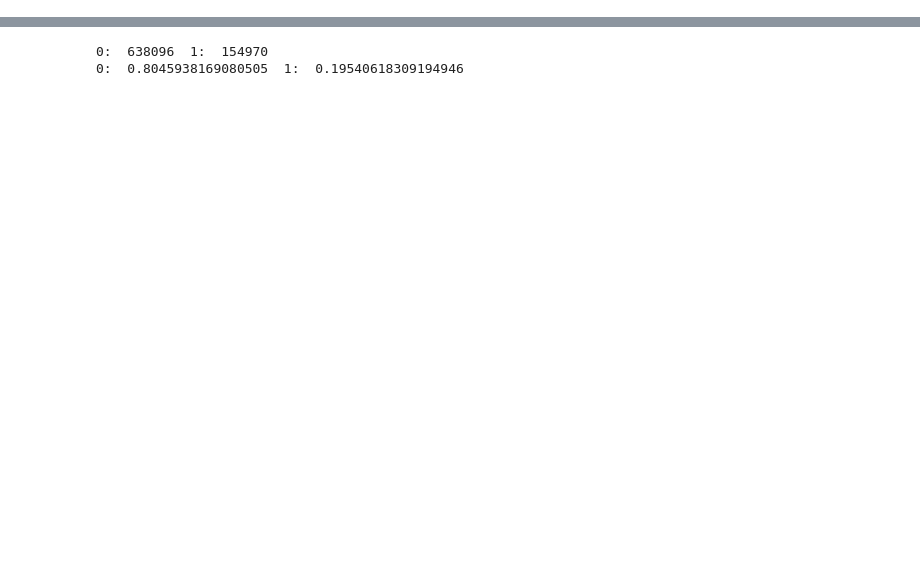
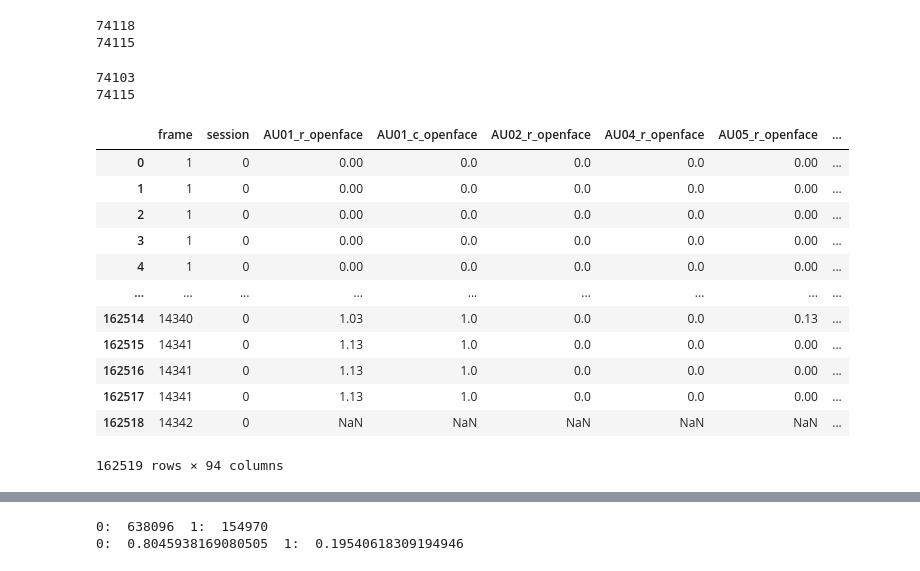
Before and after one commit to lwachowiak/HRI-Error-Detection-STAI, a Jupyter notebook: code/testing.ipynb, the cells around one changed output, grey strips where cells are left out. Saved outputs shown, nothing was run; the diff lists cells and outputs as text; code cells hidden in the pictures; blank space fills up the shorter version.

```diff
--- a/code/testing.ipynb
+++ b/code/testing.ipynb
@@ -25,0 +62,31 @@ Number of rows in merged dataframes: Train_X: 2528752 Train_Y: 2537748 Val_X: 79
+# %%
+print(len(data_hri.val_X[data_hri.val_X['session'] == 1]))
+
+print(len(data_hri.val_Y[data_hri.val_Y['session'] == 1]))
+# %% [output]
+74118
+74115
+# %%
+print(len(data_hri.val_X[data_hri.val_X['session'] == 1]))
+
+print(len(data_hri.val_Y[data_hri.val_Y['session'] == 1]))
+# %% [output]
+74103
+74115
+# %%
+#session 1
+data_hri.val_X[data_hri.val_X['session'] == 0]
+# %% [output]
+|  | frame | session | AU01_r_openface | AU01_c_openface | AU02_r_openface | AU04_r_openface | AU05_r_openface | ... |
+| 0 | 1 | 0 | 0.00 | 0.0 | 0.0 | 0.0 | 0.00 | ... |
+| 1 | 1 | 0 | 0.00 | 0.0 | 0.0 | 0.0 | 0.00 | ... |
+| 2 | 1 | 0 | 0.00 | 0.0 | 0.0 | 0.0 | 0.00 | ... |
+| 3 | 1 | 0 | 0.00 | 0.0 | 0.0 | 0.0 | 0.00 | ... |
+| 4 | 1 | 0 | 0.00 | 0.0 | 0.0 | 0.0 | 0.00 | ... |
+| ... | ... | ... | ... | ... | ... | ... | ... | ... |
+| 162514 | 14340 | 0 | 1.03 | 1.0 | 0.0 | 0.0 | 0.13 | ... |
+| 162515 | 14341 | 0 | 1.13 | 1.0 | 0.0 | 0.0 | 0.00 | ... |
+| 162516 | 14341 | 0 | 1.13 | 1.0 | 0.0 | 0.0 | 0.00 | ... |
+| 162517 | 14341 | 0 | 1.13 | 1.0 | 0.0 | 0.0 | 0.00 | ... |
+| 162518 | 14342 | 0 | NaN | NaN | NaN | NaN | NaN | ... |
+162519 rows × 94 columns
```
Also changed, not shown: parts of 13 cells of this notebook, 3 other files.
